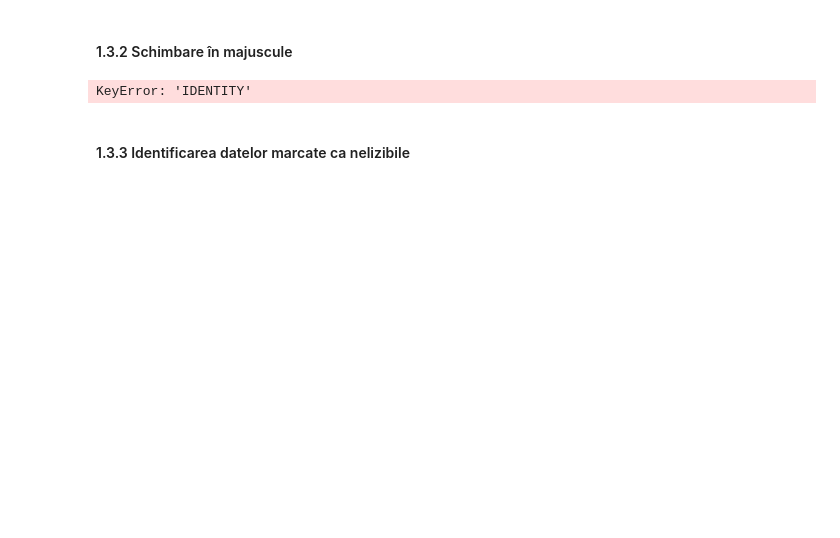
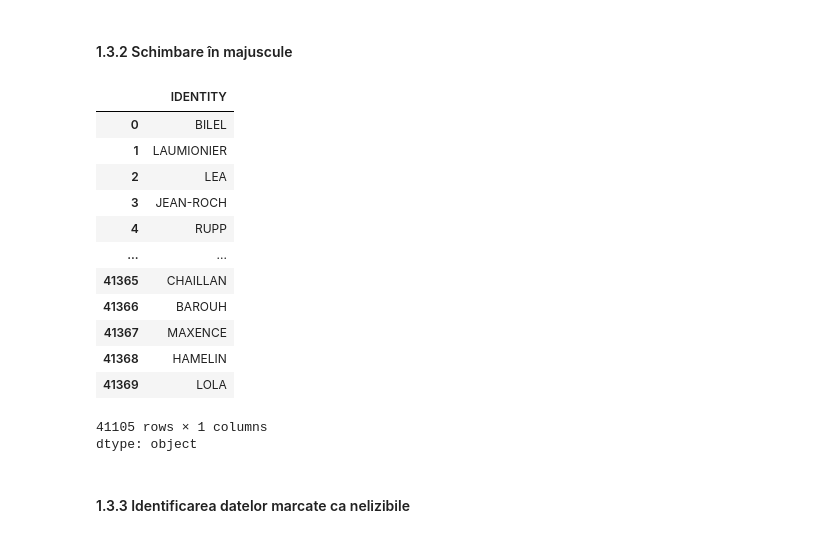
Before and after one commit to ACS-SII/proiect-2024-icr-model-analysis, a Jupyter notebook: icr_analysis.ipynb, the cells around one changed output. Cells and saved outputs as stored; diff of their text form; code cells hidden in the pictures; blank space fills up the shorter version.

```diff
--- a/icr_analysis.ipynb
+++ b/icr_analysis.ipynb
@@ -67,12 +124,24 @@ Number of NaN label values on validation dataset:  78
 # %% [markdown]
 #### 1.3.2 Schimbare în majuscule
 # %%
-train_data = train_data['IDENTITY'].str.upper()
-print(train_data.head())
-test_data = test_data['IDENTITY'].str.upper()
-validation_data = validation_data['IDENTITY'].str.upper()
+train_data_csv['IDENTITY'].str.upper()
+test_data_csv['IDENTITY'].str.upper()
+validation_data_csv['IDENTITY'].str.upper()
 # %% [output]
+|  | IDENTITY |
+| 0 | BILEL |
+| 1 | LAUMIONIER |
+| 2 | LEA |
+| 3 | JEAN-ROCH |
+| 4 | RUPP |
+| ... | ... |
+| 41365 | CHAILLAN |
+| 41366 | BAROUH |
+| 41367 | MAXENCE |
+| 41368 | HAMELIN |
+| 41369 | LOLA |
-KeyError: 'IDENTITY'
+41105 rows × 1 columns
+dtype: object
 # %% [markdown]
 #### 1.3.3 Identificarea datelor marcate ca nelizibile
 # %%
```
Also changed, not shown: parts of 26 cells of this notebook.
